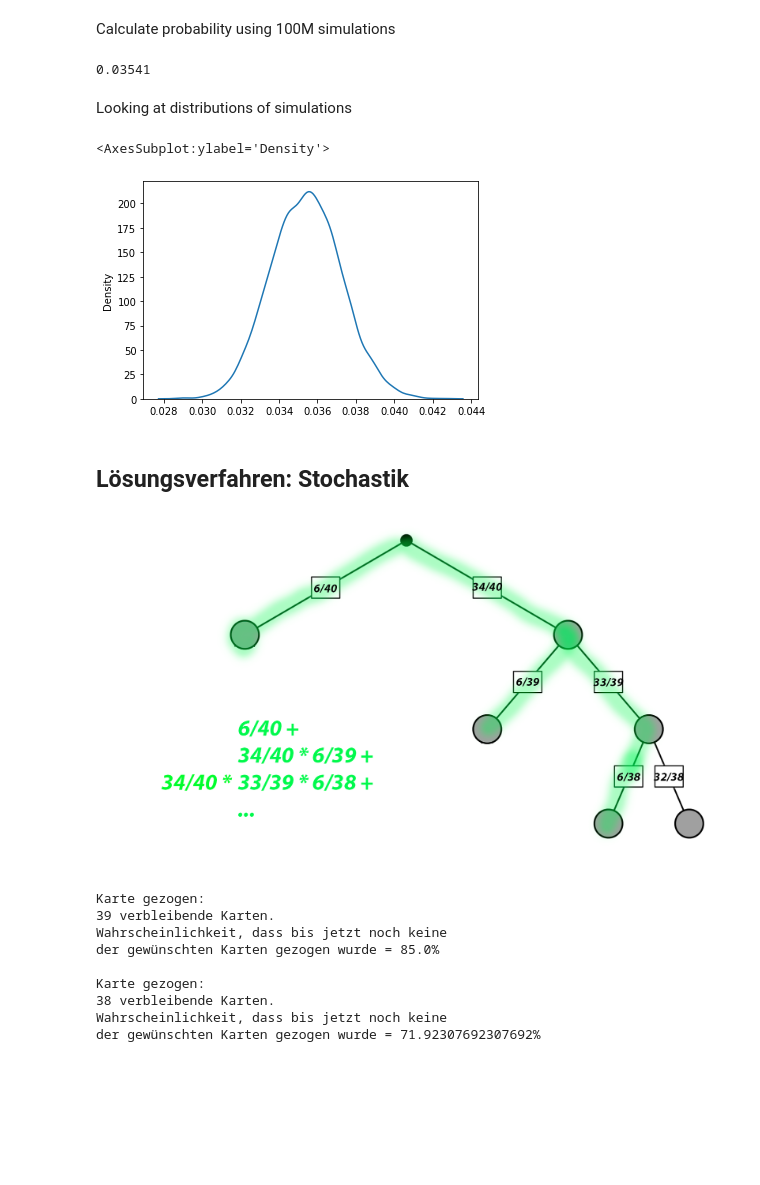
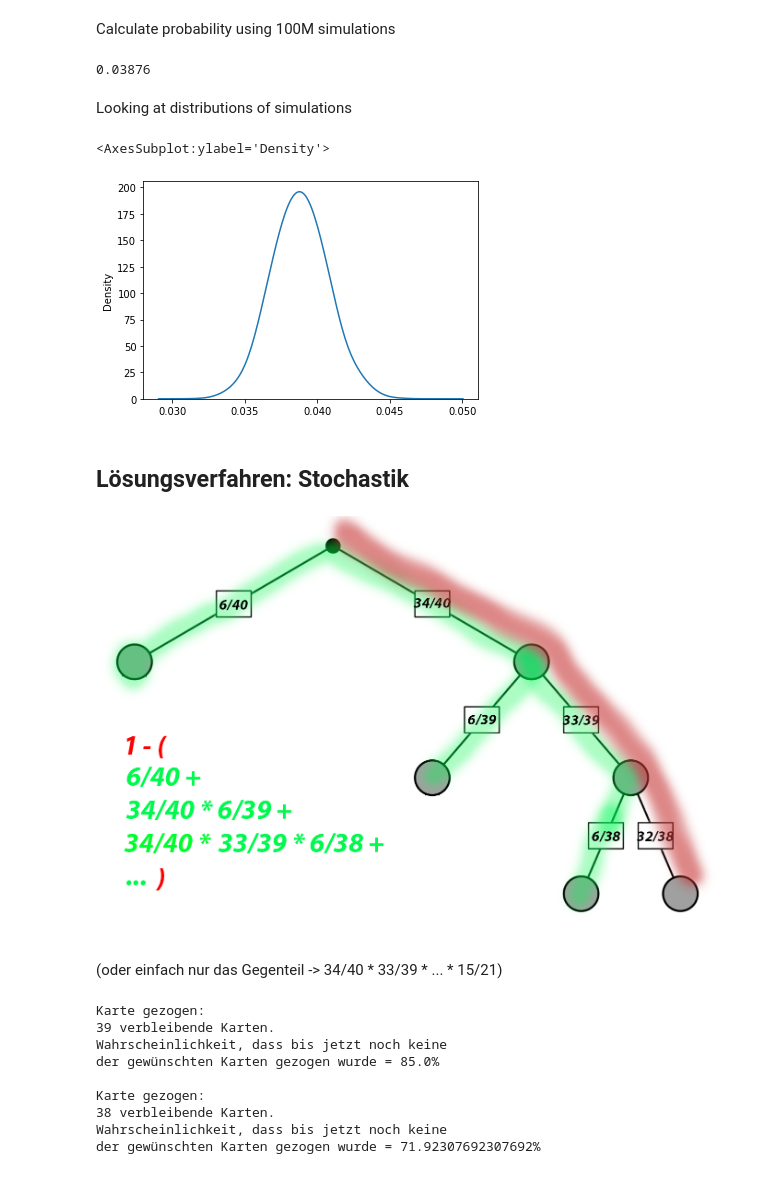
Before and after one commit to gabrieltorresgamez/probabilitycalculus-examples, a Jupyter notebook: legends-of-runeterra.ipynb, the cells around one changed output. Cells and saved outputs as stored; diff of their text form; code cells hidden in the pictures; blank space fills up the shorter version.

```diff
--- a/legends-of-runeterra.ipynb
+++ b/legends-of-runeterra.ipynb
@@ -23,7 +23,7 @@ Monte Carlo with jit
 def carlo(total = 1_000_000):
     count = 0
     for _ in range(total):
-        temp = np.random.randint(low = 1, high = 40, size = 20)
+        temp = np.random.randint(low = 1, high = 40 + 1, size = 20)
 
         if not np.any(temp < 7):
             count += 1
@@ -34,7 +34,7 @@ Calculate probability using 100M simulations
 # %%
 carlo(100_000_000)
 # %% [output]
-0.03541
+0.03876
 # %% [markdown]
 Looking at distributions of simulations
 # %%
@@ -42,12 +42,14 @@ vals = []
 for i in tqdm(range(10_000)):
     vals.append(carlo(10_000))
 # %%
-sns.kdeplot(vals)
+sns.kdeplot(vals, bw_adjust=2)
 # %% [output]
 <AxesSubplot:ylabel='Density'>
-[figure, old version]
+[figure, new version]
 # %% [markdown]
 ## Lösungsverfahren: Stochastik
 # %% [markdown]
-![runeterra-2.png](attachment:runeterra-2.png)
+![runeterra-4.png](attachment:runeterra-4.png)
+# %% [markdown]
+(oder einfach nur das Gegenteil -> 34/40 * 33/39 * ... * 15/21)
 # %%
```
Also changed, not shown: parts of 3 cells of this notebook.
